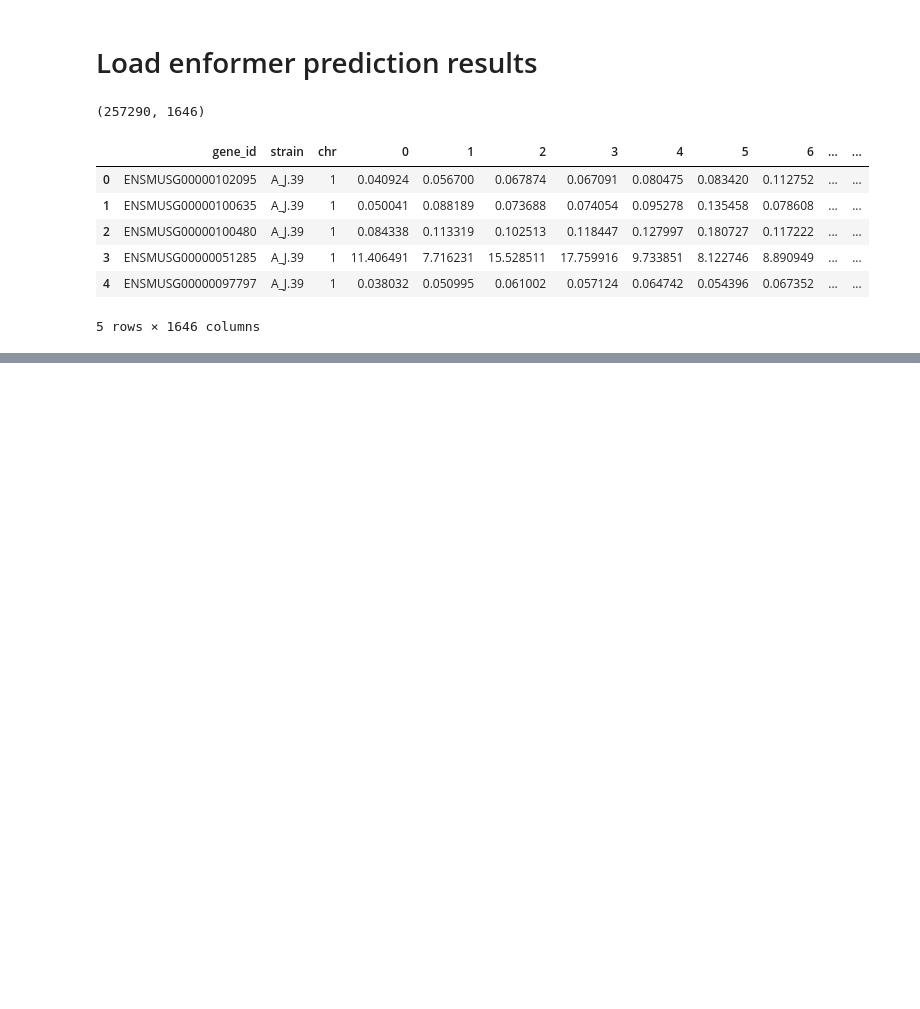
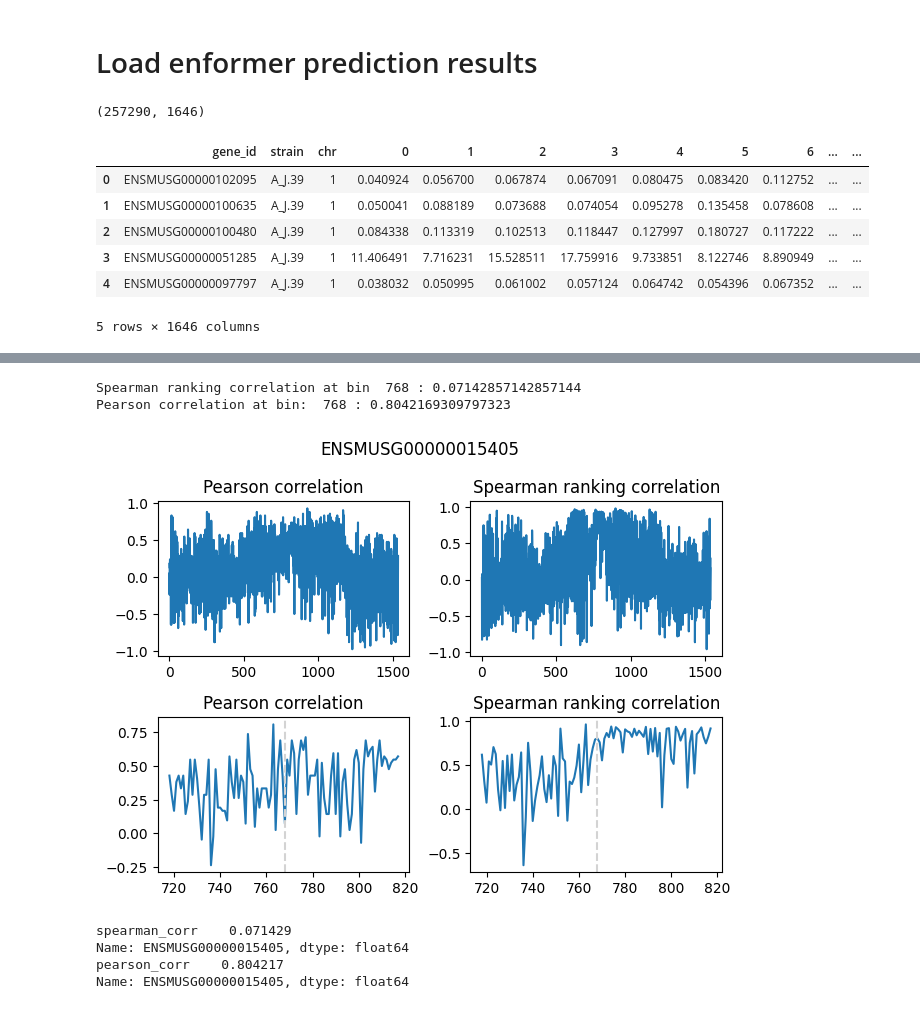
Before and after one commit to MahoneyLabGroup/BenchmarkEnformer, a Jupyter notebook: enformer_benchmark_plots.ipynb, the cells around one changed output, grey strips where cells are left out. Drawn from its saved outputs; the diff is of its cells as text; code cells hidden in the pictures; blank space fills up the shorter version.

```diff
--- a/enformer_benchmark_plots.ipynb
+++ b/enformer_benchmark_plots.ipynb
@@ -135,0 +267,15 @@ dtype: float64
+# %%
+cal_bin_corr(res_ace2, gene_id, c2eff, pred_loc)
+# %% [output]
+Spearman ranking correlation at bin  768 : 0.07142857142857144
+Pearson correlation at bin:  768 : 0.8042169309797323
+[figure, added]
+# %%
+## Check if the results consistant (spearman_bin_corr[pred_loc] vs spearman_corr)
+print(spearman_corr.loc[gene_id])
+print(pearson_corr.loc[gene_id])
+# %% [output]
+spearman_corr    0.071429
+Name: ENSMUSG00000015405, dtype: float64
+pearson_corr    0.804217
+Name: ENSMUSG00000015405, dtype: float64
```
Also changed, not shown: parts of 31 cells of this notebook.
